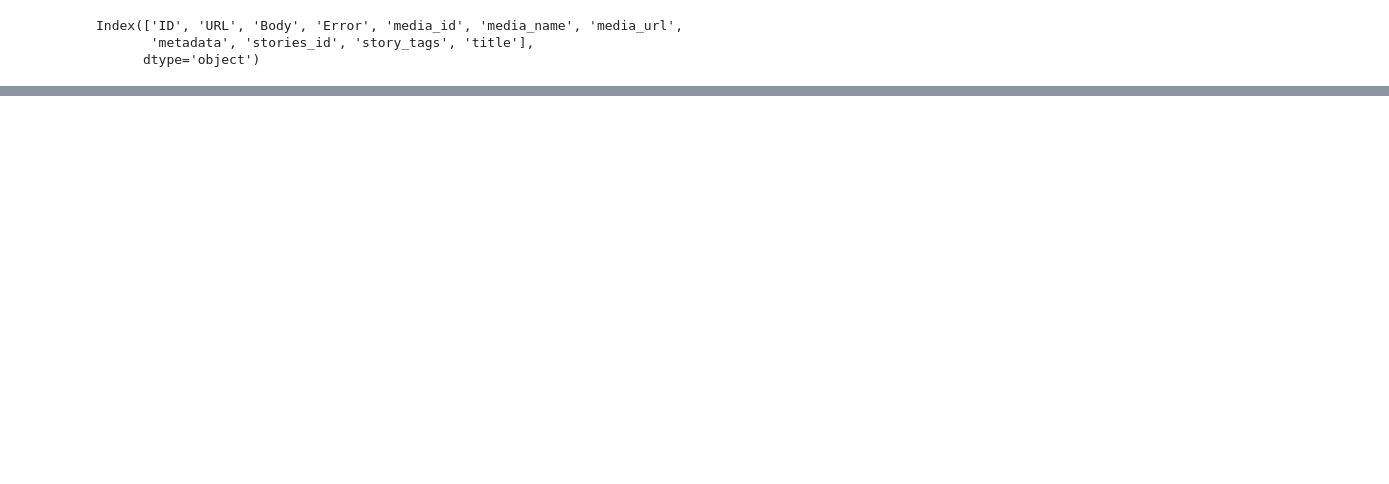
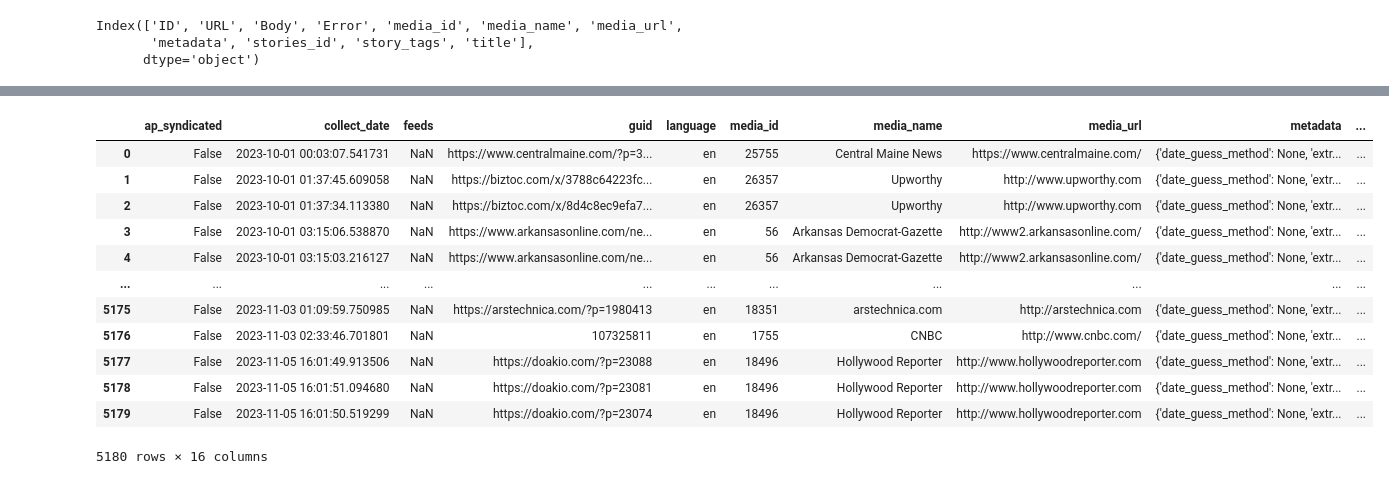
Before and after one commit to boschtrini/MA-Thesis, a Jupyter notebook: Media Cloud/scripts/media-cloud-work.ipynb, the cells around one changed output, grey strips where cells are left out. Saved outputs shown, nothing was run; the diff lists cells and outputs as text; code cells hidden in the pictures; blank space fills up the shorter version.

```diff
--- a/Media Cloud/scripts/media-cloud-work.ipynb
+++ b/Media Cloud/scripts/media-cloud-work.ipynb
@@ -7,8 +7,8 @@ import matplotlib.pyplot as plt
 # %% [output]
 '/Users/trinidadbosch/Desktop/SEDS/Tesis/Data/MA-Thesis/Media Cloud/scripts'
 # %%
-news = pd.read_csv('/Users/trinidadbosch/Desktop/SEDS/Tesis/Data/MA-Thesis/Media Cloud/Data/scraped_news.csv')
-urls = pd.read_pickle('/Users/trinidadbosch/Desktop/SEDS/Tesis/Data/MA-Thesis/Media Cloud/Data/media_urls.pkl')
+news = pd.read_csv('/Users/trinidad/Desktop/Thesis/MA-Thesis/Media Cloud/Data/scraped_news.csv')
+urls = pd.read_pickle('/Users/trinidad/Desktop/Thesis/MA-Thesis/Media Cloud/Data/media_urls.pkl')
 # %%
 news.head()
 urls.head()
@@ -171,0 +241,16 @@ no_scraped.loc[no_scraped['media_name'] == 'Forbes', 'URL'].iloc[6]
+# %%
+urls
+# %% [output]
+|  | ap_syndicated | collect_date | feeds | guid | language | media_id | media_name | media_url | metadata | ... |
+| 0 | False | 2023-10-01 00:03:07.541731 | NaN | https://www.centralmaine.com/?p=3... | en | 25755 | Central Maine News | https://www.centralmaine.com/ | {'date_guess_method': None, 'extr... | ... |
+| 1 | False | 2023-10-01 01:37:45.609058 | NaN | https://biztoc.com/x/3788c64223fc... | en | 26357 | Upworthy | http://www.upworthy.com | {'date_guess_method': None, 'extr... | ... |
+| 2 | False | 2023-10-01 01:37:34.113380 | NaN | https://biztoc.com/x/8d4c8ec9efa7... | en | 26357 | Upworthy | http://www.upworthy.com | {'date_guess_method': None, 'extr... | ... |
+| 3 | False | 2023-10-01 03:15:06.538870 | NaN | https://www.arkansasonline.com/ne... | en | 56 | Arkansas Democrat-Gazette | http://www2.arkansasonline.com/ | {'date_guess_method': None, 'extr... | ... |
+| 4 | False | 2023-10-01 03:15:03.216127 | NaN | https://www.arkansasonline.com/ne... | en | 56 | Arkansas Democrat-Gazette | http://www2.arkansasonline.com/ | {'date_guess_method': None, 'extr... | ... |
+| ... | ... | ... | ... | ... | ... | ... | ... | ... | ... | ... |
+| 5175 | False | 2023-11-03 01:09:59.750985 | NaN | https://arstechnica.com/?p=1980413 | en | 18351 | arstechnica.com | http://arstechnica.com | {'date_guess_method': None, 'extr... | ... |
+| 5176 | False | 2023-11-03 02:33:46.701801 | NaN | 107325811 | en | 1755 | CNBC | http://www.cnbc.com/ | {'date_guess_method': None, 'extr... | ... |
+| 5177 | False | 2023-11-05 16:01:49.913506 | NaN | https://doakio.com/?p=23088 | en | 18496 | Hollywood Reporter | http://www.hollywoodreporter.com | {'date_guess_method': None, 'extr... | ... |
+| 5178 | False | 2023-11-05 16:01:51.094680 | NaN | https://doakio.com/?p=23081 | en | 18496 | Hollywood Reporter | http://www.hollywoodreporter.com | {'date_guess_method': None, 'extr... | ... |
+| 5179 | False | 2023-11-05 16:01:50.519299 | NaN | https://doakio.com/?p=23074 | en | 18496 | Hollywood Reporter | http://www.hollywoodreporter.com | {'date_guess_method': None, 'extr... | ... |
+5180 rows × 16 columns
```
Also changed, not shown: parts of 20 cells of this notebook, 6 other files.
